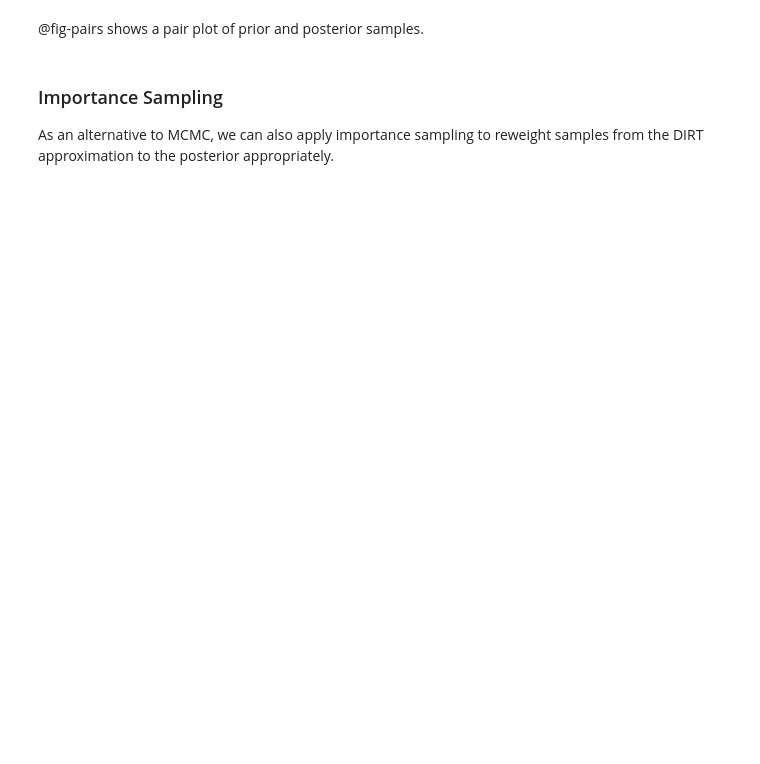
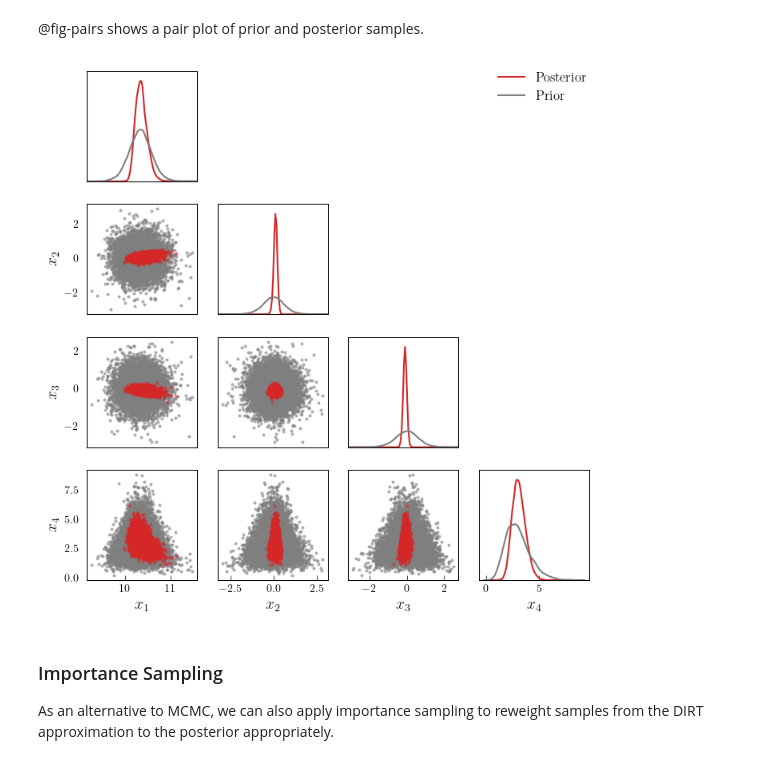
Before and after one commit to DeepTransport/deep-tensor-py, a Jupyter notebook: docs/examples/shock/example_inference.ipynb, the cells around one changed output. Drawn from its saved outputs; the diff is of its cells as text; code cells hidden in the pictures; blank space fills up the shorter version.

```diff
--- a/docs/examples/shock/example_inference.ipynb
+++ b/docs/examples/shock/example_inference.ipynb
@@ -233,23 +252,25 @@ plt.show()
 # %%
 #| code-fold: true
 #| fig-align: center
 #| fig-cap: A pair plot showing 5000 samples from the prior and posterior.
 #| label: fig-pairs
 
 # Generate a set of posterior samples by thinning the chain
 samples_post = res.xs[::5, :]
 
 # Generate a set of samples from the prior
 samples_prior = preconditioner.Q(rs[::5, :])
 
 labels = [r"$\beta_{0}$", r"$\beta_{1}$", r"$\beta_{2}$", r"$\theta_{2}$"]
 pairplot(
     samples_post,
     samples_prior,
-    labels=labels,
+    # labels=labels,
     x_label="Posterior",
     y_label="Prior"
 )
+# %% [output]
+[figure, added]
 # %% [markdown]
 ### Importance Sampling
 
```
Also changed, not shown: parts of 5 cells of this notebook, 1 other file.
